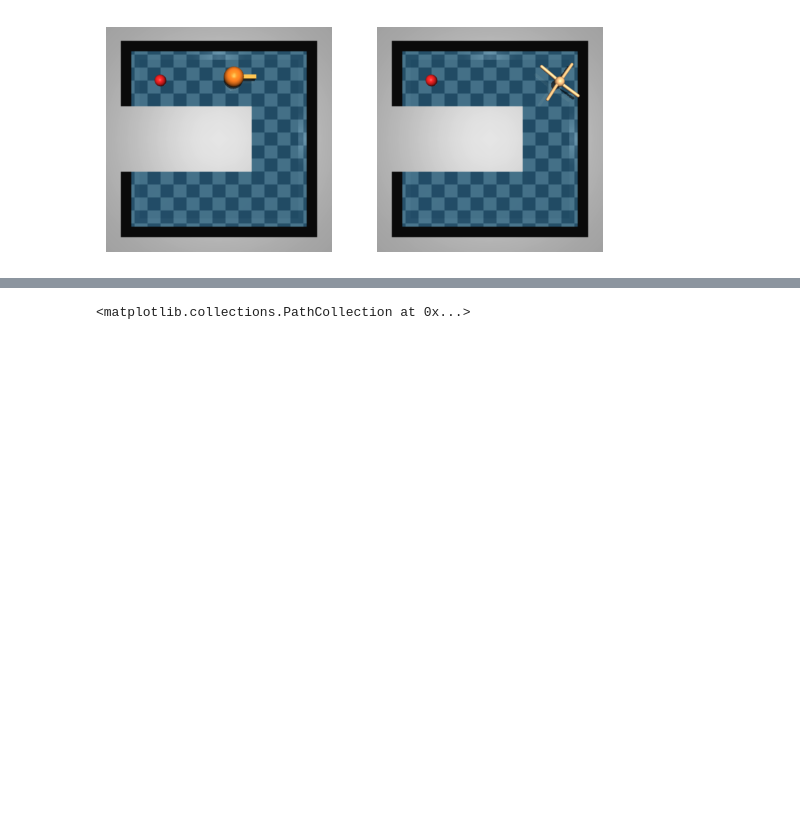
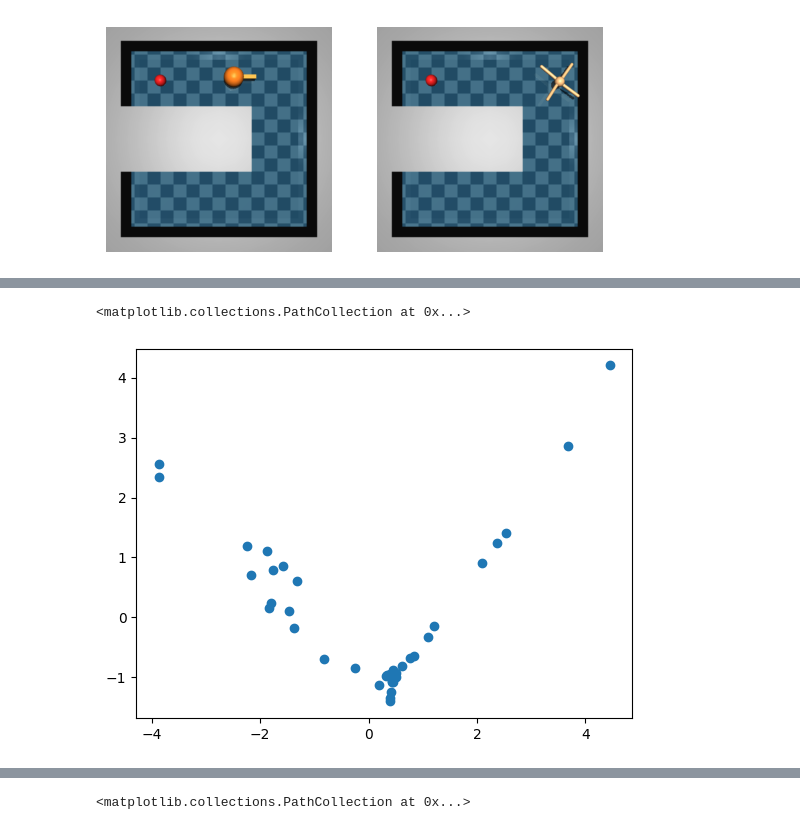
Before and after one commit to skylooop/CrossDomainIL, a Jupyter notebook: notebooks/envs.ipynb, the cells around one changed output, grey strips where cells are left out. Cells and saved outputs as stored; diff of their text form; code cells hidden in the pictures; blank space fills up the shorter version.

Commit message:
encoder

```diff
--- a/notebooks/envs.ipynb
+++ b/notebooks/envs.ipynb
@@ -113,0 +112,15 @@ ax.scatter(random_data1[:, 0], random_data1[:, 1])
+# %%
+from orbax.checkpoint import PyTreeCheckpointer
+from jaxrl_m.common import TrainState
+from jaxrl_m.networks import MLP, CrossDomainAlign
+import nest_asyncio
+nest_asyncio.apply()
+
+checkpointer = PyTreeCheckpointer()
+restored_ckpt = checkpointer.restore("/home/m_bobrin/CrossDomainIL/outputs/2024-04-22/21-59-24/saved_encoder")
+
+encoder_source = MLP(hidden_dims=(32, 32, 32) + (16, ), activate_final=True)
+net_def = CrossDomainAlign(encoder=encoder_source)
+encoder_net = TrainState.create(
+    model_def=net_def,
+    params=restored_ckpt['net']['params'])
@@ -113,0 +129,12 @@ ax.scatter(random_data1[:, 0], random_data1[:, 1])
+# %%
+from sklearn.decomposition import PCA
+
+agent_data = agent_target_ds.sample(1024)
+pca = PCA(n_components=2)
+fitted_pca = pca.fit_transform(encoder_net(agent_data.observations[:40]))
+# %%
+fig, ax = plt.subplots()
+ax.scatter(fitted_pca[:, 0], fitted_pca[:, 1])
+# %% [output]
+<matplotlib.collections.PathCollection at 0x...>
+[figure, added]
```
Also changed, not shown: parts of 5 cells of this notebook, 5 other files.
